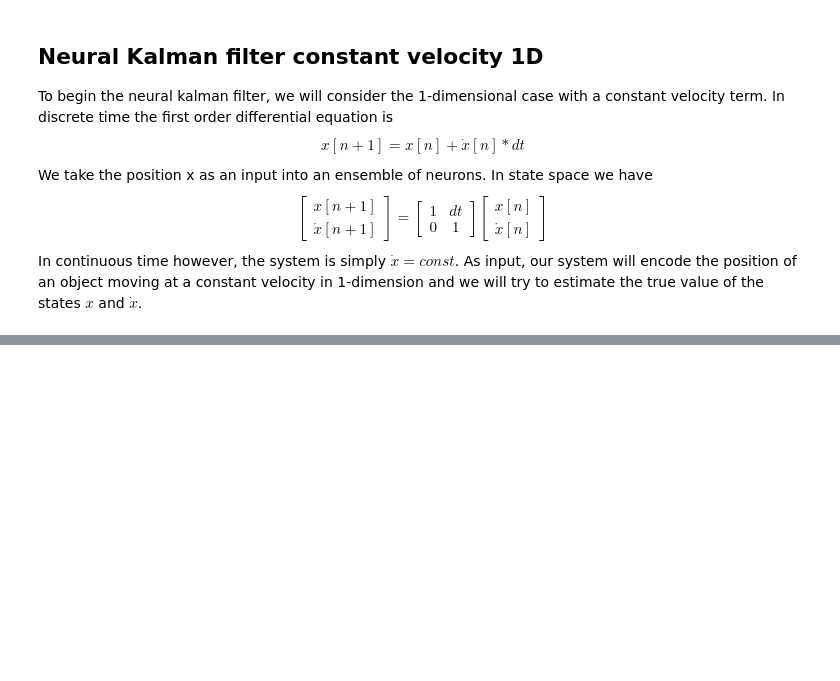
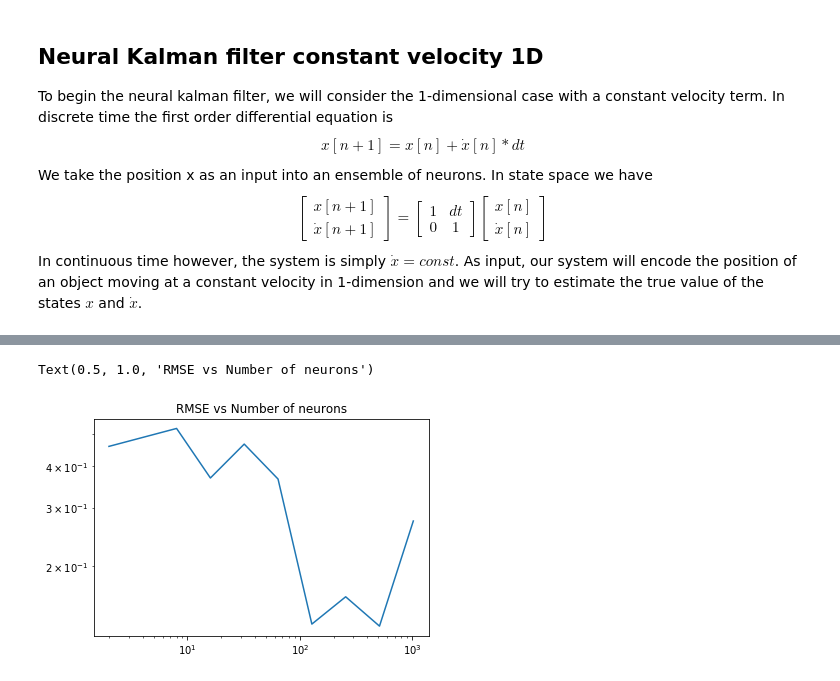
Before and after one commit to samnewhook/neural-kalman-filter, a Jupyter notebook: Newhook_Term_Project.ipynb, the cells around one changed output, grey strips where cells are left out. Saved outputs shown, nothing was run; the diff lists cells and outputs as text; code cells hidden in the pictures; blank space fills up the shorter version.

```diff
--- a/Newhook_Term_Project.ipynb
+++ b/Newhook_Term_Project.ipynb
@@ -286,0 +421,7 @@ HtmlProgressBar cannot be displayed. Please use the TerminalProgressBar. It can
+# %%
+plt.figure()
+plt.loglog([2, 8, 16, 32, 64, 128, 256, 512, 1024], rmses)
+plt.title('RMSE vs Number of neurons')
+# %% [output]
+Text(0.5, 1.0, 'RMSE vs Number of neurons')
+[figure, added]
```
Also changed, not shown: parts of 10 cells of this notebook, 3 other files.
